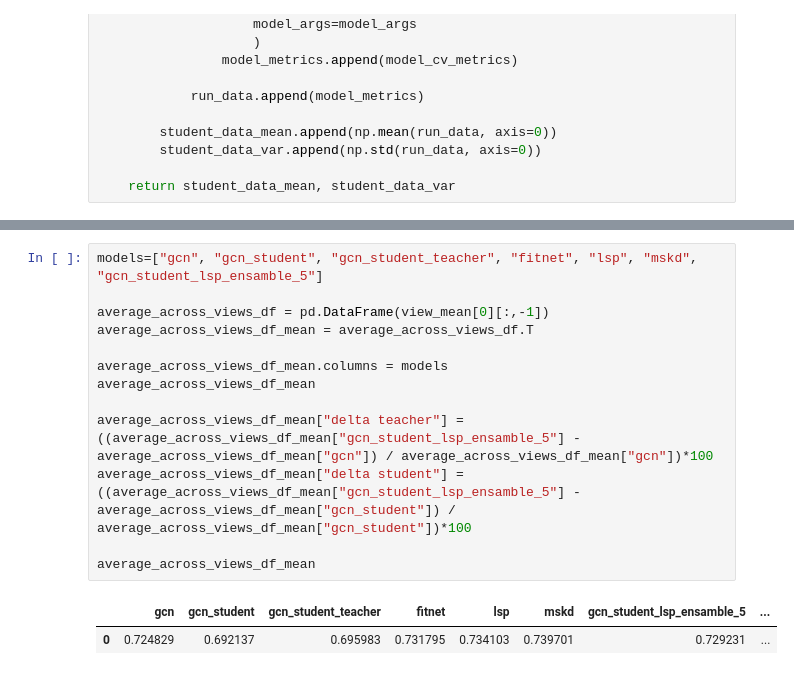
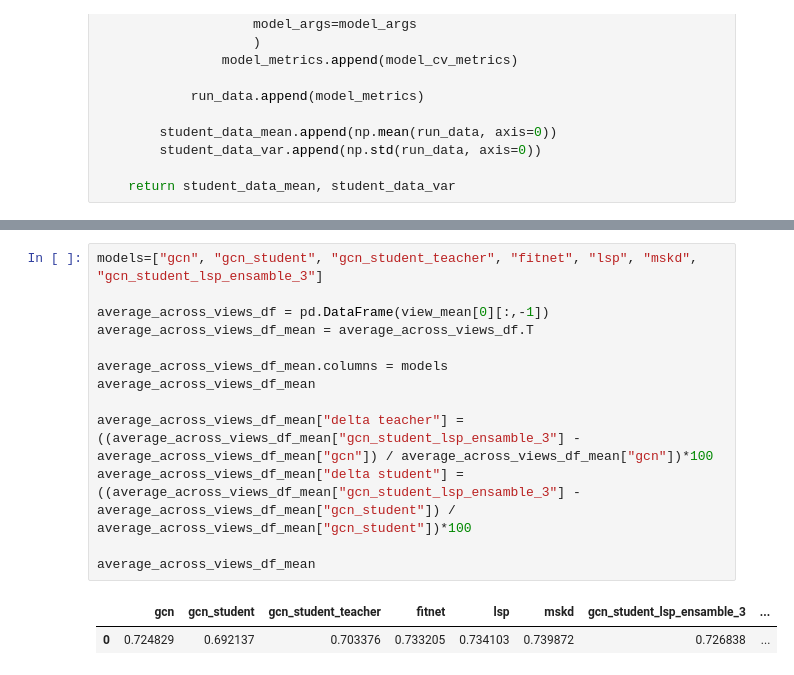
Before and after one commit to LorenzoStigliano/thesis-imperial, a Jupyter notebook: src/notebooks/study_MedMNIST_BreastMNIST.ipynb, the cells around one changed output, grey strips where cells are left out. Saved outputs shown, nothing was run; the diff lists cells and outputs as text.

```diff
--- a/src/notebooks/study_MedMNIST_BreastMNIST.ipynb
+++ b/src/notebooks/study_MedMNIST_BreastMNIST.ipynb
@@ -632,16 +560,16 @@ average_across_views_df_std.T
 # %%
-models=["gcn", "gcn_student", "gcn_student_teacher", "fitnet", "lsp", "mskd", "gcn_student_lsp_ensamble_5"]
+models=["gcn", "gcn_student", "gcn_student_teacher", "fitnet", "lsp", "mskd", "gcn_student_lsp_ensamble_3"]
 
 average_across_views_df = pd.DataFrame(view_mean[0][:,-1])
 average_across_views_df_mean = average_across_views_df.T
 
 average_across_views_df_mean.columns = models
 average_across_views_df_mean
 
-average_across_views_df_mean["delta teacher"] = ((average_across_views_df_mean["gcn_student_lsp_ensamble_5"] - average_across_views_df_mean["gcn"]) / average_across_views_df_mean["gcn"])*100
-average_across_views_df_mean["delta student"] = ((average_across_views_df_mean["gcn_student_lsp_ensamble_5"] - average_across_views_df_mean["gcn_student"]) / average_across_views_df_mean["gcn_student"])*100
+average_across_views_df_mean["delta teacher"] = ((average_across_views_df_mean["gcn_student_lsp_ensamble_3"] - average_across_views_df_mean["gcn"]) / average_across_views_df_mean["gcn"])*100
+average_across_views_df_mean["delta student"] = ((average_across_views_df_mean["gcn_student_lsp_ensamble_3"] - average_across_views_df_mean["gcn_student"]) / average_across_views_df_mean["gcn_student"])*100
 
 average_across_views_df_mean
 # %% [output]
-|  | gcn | gcn_student | gcn_student_teacher | fitnet | lsp | mskd | gcn_student_lsp_ensamble_5 | ... |
-| 0 | 0.724829 | 0.692137 | 0.695983 | 0.731795 | 0.734103 | 0.739701 | 0.729231 | ... |
+|  | gcn | gcn_student | gcn_student_teacher | fitnet | lsp | mskd | gcn_student_lsp_ensamble_3 | ... |
+| 0 | 0.724829 | 0.692137 | 0.703376 | 0.733205 | 0.734103 | 0.739872 | 0.726838 | ... |
```
Also changed, not shown: parts of 14 cells of this notebook, 31 other files.
